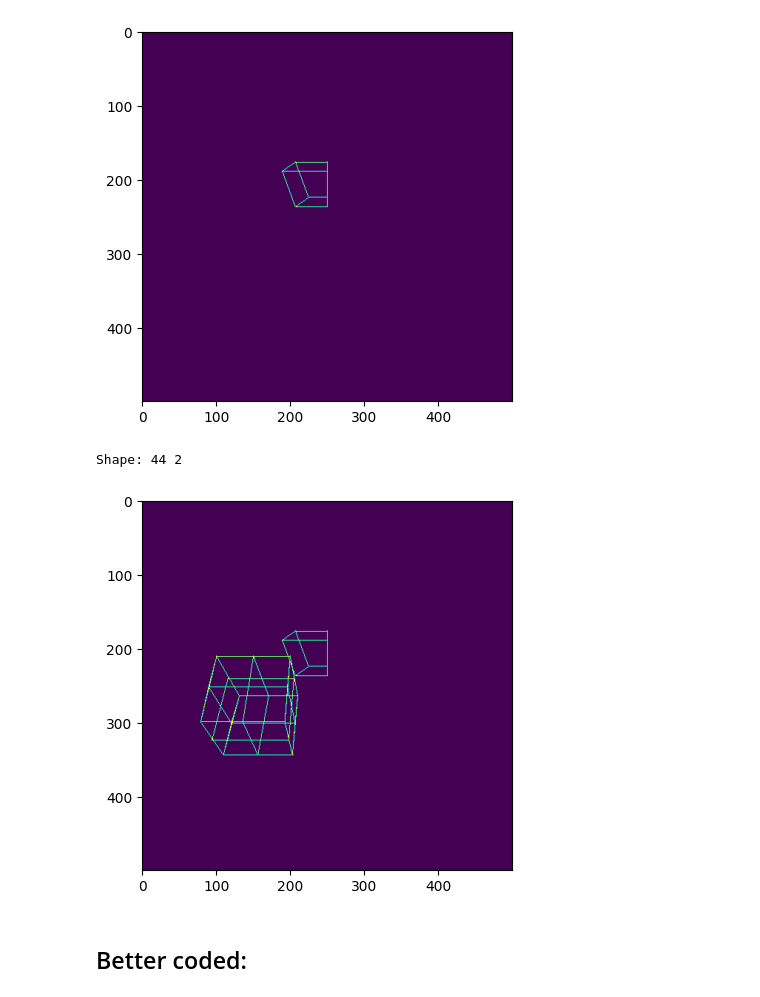
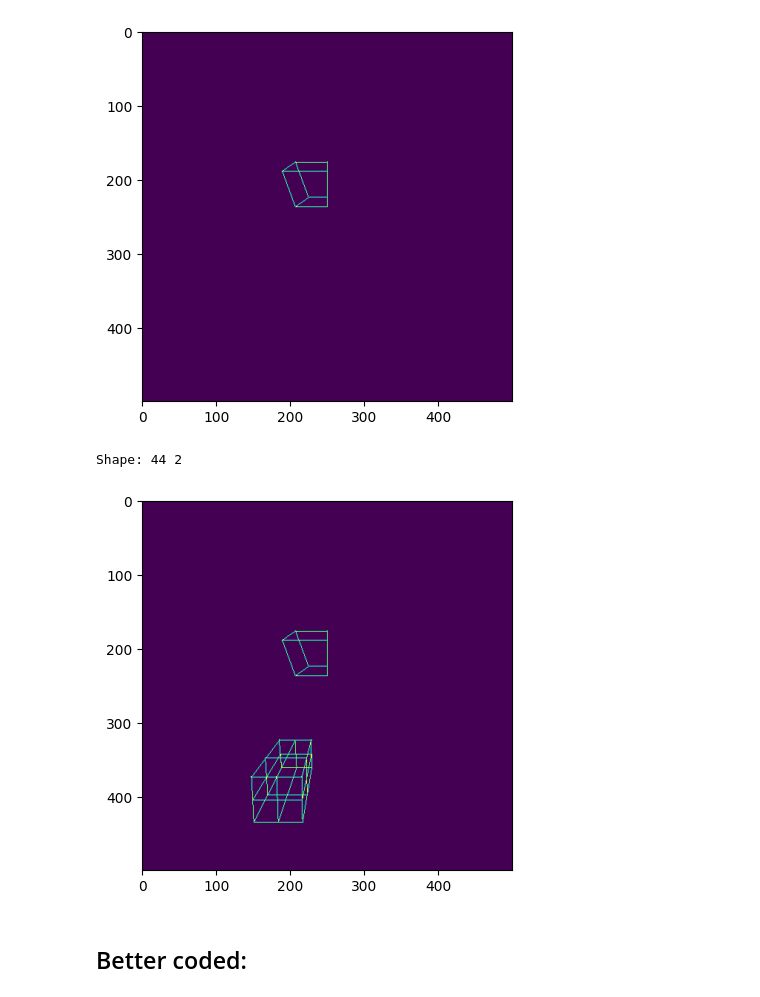
Before and after one commit to Beloin/PythonGraphicLibrary, a Jupyter notebook: camera_tests.ipynb, the cells around one changed output. Saved outputs shown, nothing was run; the diff lists cells and outputs as text; code cells hidden in the pictures.

Commit message:
Solids added. Test why is weird when plottin. Test how to implement strong projection.
Problem with rotation in the Y axis

```diff
--- a/camera_tests.ipynb
+++ b/camera_tests.ipynb
@@ -207,36 +207,39 @@ edges = transformation.scale_interval(edges, (-1, 1), (0, 20))  # The raster rep
 edges2 = wireframe.cube(.5, res=.1)
 
 # Trans 02
-edges = transformation.rotate_edges(edges, (10, 0, 0))
 edges = transformation.translate_edges(edges, (.5, 1, -2))
+
+edges = transformation.translate_edges(edges, (.5, .5, .5))
+# edges = transformation.rotate_edges(edges, (50, 0, 0))
+edges = transformation.translate_edges(edges, (-.5, -.5, -.5))
 edges = transformation.scale_edges(edges, (1, 1, 1))
 
 # Add to camera 02
 edges2 = transformation.scale_interval(edges2, (0, 20))  # Camera is between 0 and 20
 edges2 = cam.edges_to_camera(edges2, camera, eye)
 edges2 = transformation.scale_interval(edges2, (-1, 1), (0, 20))  # The raster representation is between -1 and 1
 
 
 new_edges = persp.perspective_edges(edges, eye, scale)
 new_edges2 = persp.perspective_edges(edges2, eye, scale)
 
 scale_x, scale_y = (500, 500)
 scale = (scale_x, scale_y)
 
 # new_edges = edges
 print("Shape:", len(new_edges), len(new_edges[0]))
 
 mx = [[0 for _ in range(scale_x)] for _ in range(scale_y)]
 pts = draw_edge_list(new_edges, scale)
 pts2 = draw_edge_list(new_edges2, scale)
 insert_points(mx, pts)
 insert_points(mx, pts2)
 
 plt.imshow(convert_img(mx))
 plt.show()
 # %% [output]
 Shape: 44 2
-[figure, old version]
+[figure, new version]
 # %% [markdown]
 ## Better coded:
 # %%
```
Also changed, not shown: 6 other files.
